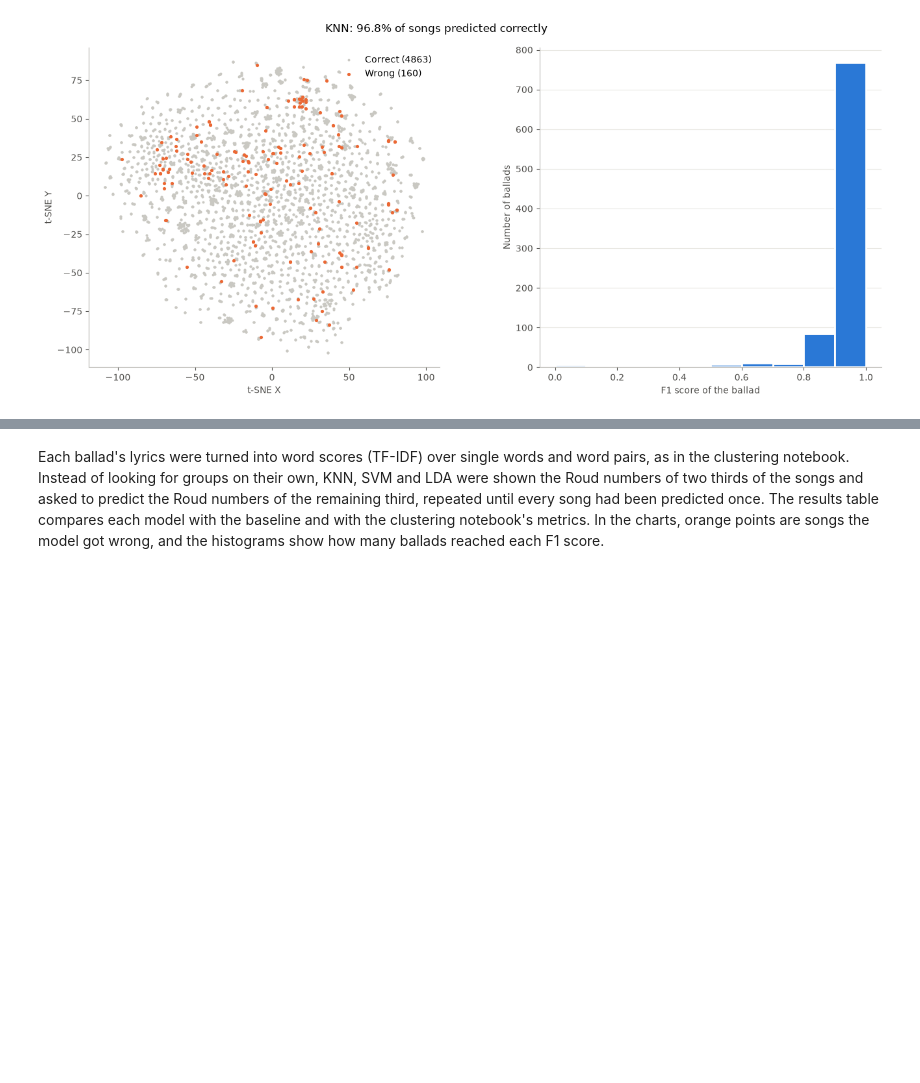
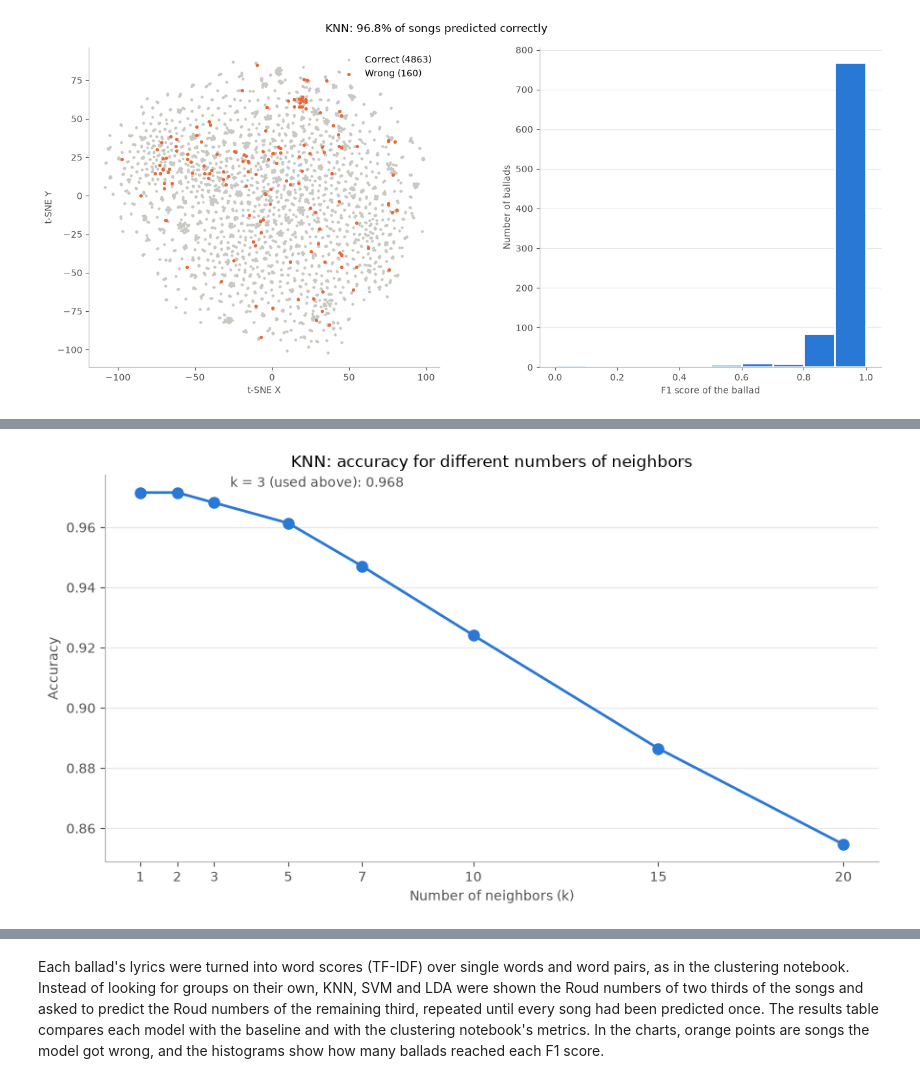
Before and after one commit to JonahThiele/CSC705Project, a Jupyter notebook: tfidf_classifiers.ipynb, the cells around one changed output, grey strips where cells are left out. Saved outputs shown, nothing was run; the diff lists cells and outputs as text; code cells hidden in the pictures; blank space fills up the shorter version.

```diff
--- a/tfidf_classifiers.ipynb
+++ b/tfidf_classifiers.ipynb
@@ -215,0 +297,31 @@ plt.show()
+# %%
+# KNN chart: run the same cross-validation as above for several values of k
+k_values = [1, 2, 3, 5, 7, 10, 15, 20]
+knn_accuracies = []
+
+for k in k_values:
+    knn_k = make_pipeline(TfidfVectorizer(**tfidf_params),
+                          KNeighborsClassifier(n_neighbors=k, metric="cosine", weights="distance"))
+    predictions = cross_val_predict(knn_k, lyrics, roud, cv=folds)
+    knn_accuracies.append(accuracy_score(roud, predictions))
+
+# Draw accuracy against k, and mark the k used by the KNN model above
+fig, ax = plt.subplots(figsize=(9, 5))
+ax.plot(k_values, knn_accuracies, color="#2a78d6", linewidth=2, marker="o", markersize=8)
+
+accuracy_at_3 = knn_accuracies[k_values.index(3)]
+ax.annotate(f"k = 3 (used above): {accuracy_at_3:.3f}", xy=(3, accuracy_at_3), xytext=(12, 12),
+            textcoords="offset points", color="#52514e")
+
+ax.set_title("KNN: accuracy for different numbers of neighbors")
+ax.set_xticks(k_values)
+ax.set_xlabel("Number of neighbors (k)")
+ax.set_ylabel("Accuracy")
+ax.grid(axis="y", color="#e8e7e2")
+ax.set_axisbelow(True)
+
+fig.tight_layout()
+fig.savefig("ballad_knn_accuracy_by_k.png", dpi=200)
+plt.show()
+# %% [output]
+[figure, added]
```
Also changed, not shown: parts of 13 cells of this notebook, 1 other file.
